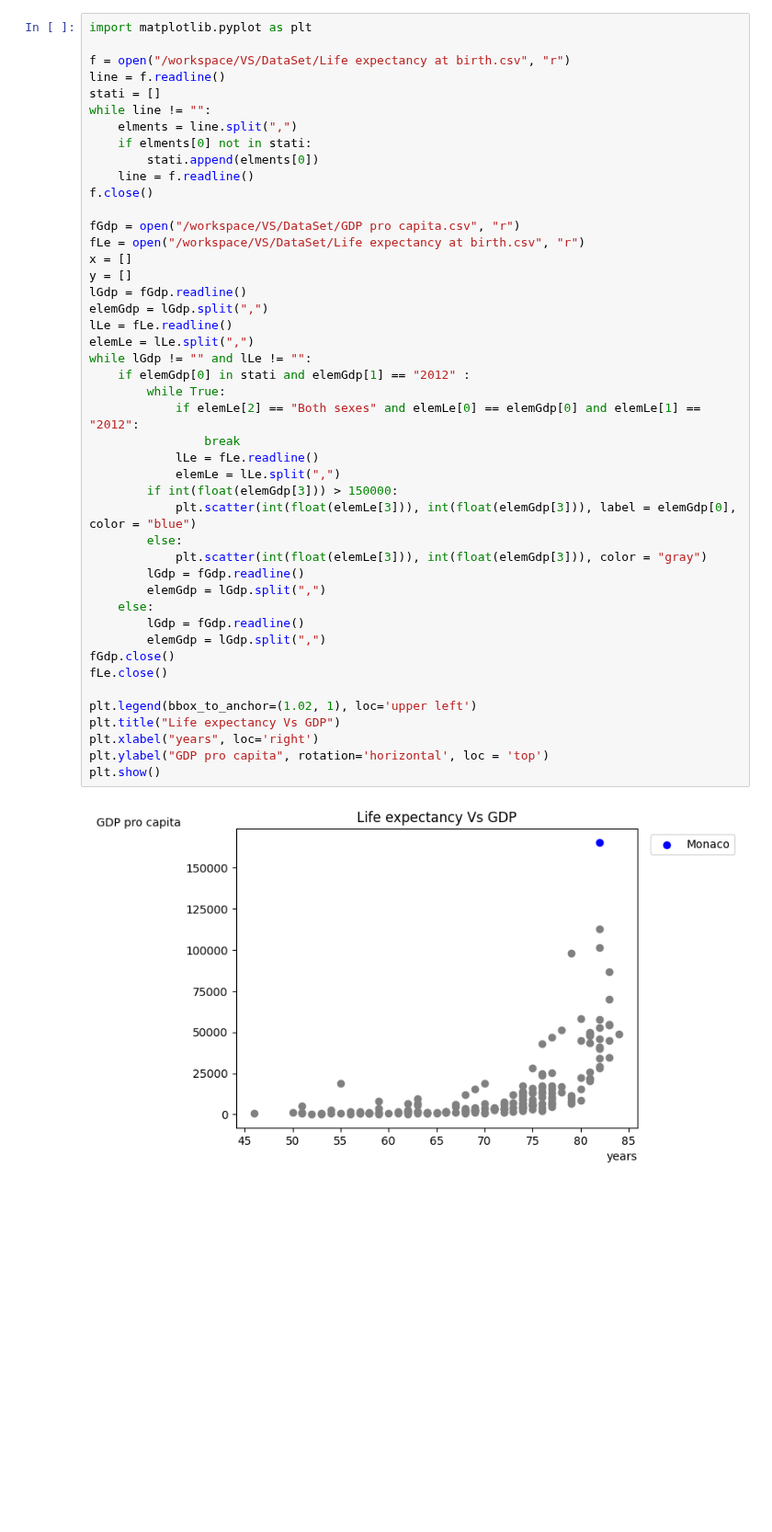
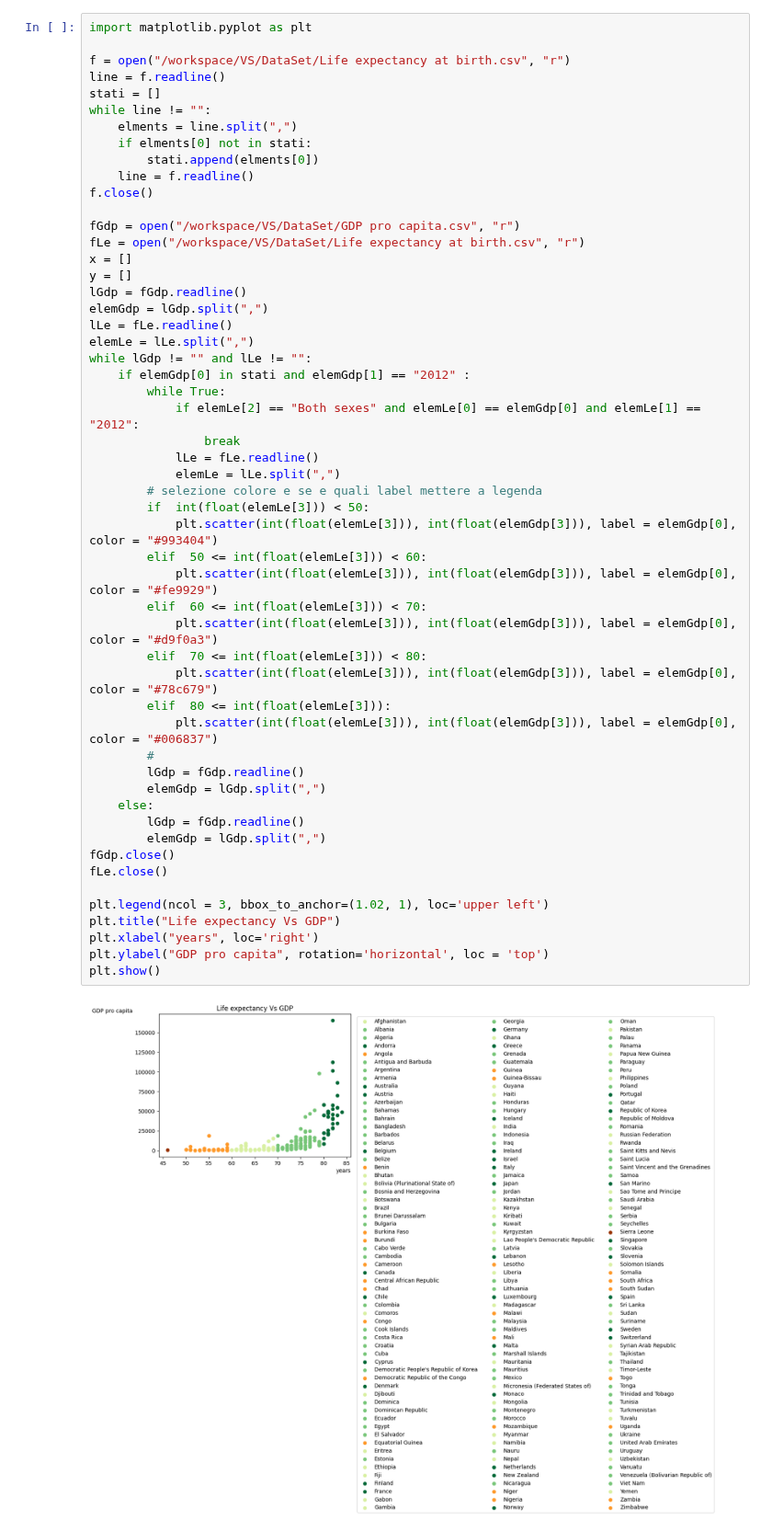
Before and after one commit to snohm/VS, a Jupyter notebook: Sorgenti/gdpVsLifeExp.ipynb, the cells around one changed output. Shown at 92% size. Saved outputs shown, nothing was run; the diff lists cells and outputs as text; blank space fills up the shorter version.

```diff
--- a/Sorgenti/gdpVsLifeExp.ipynb
+++ b/Sorgenti/gdpVsLifeExp.ipynb
@@ -12,36 +12,44 @@ while line != "":
 f.close()
 
 fGdp = open("/workspace/VS/DataSet/GDP pro capita.csv", "r")
 fLe = open("/workspace/VS/DataSet/Life expectancy at birth.csv", "r")
 x = []
 y = []
 lGdp = fGdp.readline()
 elemGdp = lGdp.split(",")
 lLe = fLe.readline()
 elemLe = lLe.split(",")
 while lGdp != "" and lLe != "":
     if elemGdp[0] in stati and elemGdp[1] == "2012" :
         while True:
             if elemLe[2] == "Both sexes" and elemLe[0] == elemGdp[0] and elemLe[1] == "2012":
                 break
             lLe = fLe.readline()
             elemLe = lLe.split(",")
-        if int(float(elemGdp[3])) > 150000:
-            plt.scatter(int(float(elemLe[3])), int(float(elemGdp[3])), label = elemGdp[0], color = "blue")
-        else:
-            plt.scatter(int(float(elemLe[3])), int(float(elemGdp[3])), color = "gray")
+        # selezione colore e se e quali label mettere a legenda
+        if  int(float(elemLe[3])) < 50:
+            plt.scatter(int(float(elemLe[3])), int(float(elemGdp[3])), label = elemGdp[0], color = "#993404")
+        elif  50 <= int(float(elemLe[3])) < 60:
+            plt.scatter(int(float(elemLe[3])), int(float(elemGdp[3])), label = elemGdp[0], color = "#fe9929")
+        elif  60 <= int(float(elemLe[3])) < 70:
+            plt.scatter(int(float(elemLe[3])), int(float(elemGdp[3])), label = elemGdp[0], color = "#d9f0a3")
+        elif  70 <= int(float(elemLe[3])) < 80:
+            plt.scatter(int(float(elemLe[3])), int(float(elemGdp[3])), label = elemGdp[0], color = "#78c679")
+        elif  80 <= int(float(elemLe[3])):
+            plt.scatter(int(float(elemLe[3])), int(float(elemGdp[3])), label = elemGdp[0], color = "#006837")
+        #
         lGdp = fGdp.readline()
         elemGdp = lGdp.split(",")
     else:
         lGdp = fGdp.readline()
         elemGdp = lGdp.split(",")
 fGdp.close()
 fLe.close()
 
-plt.legend(bbox_to_anchor=(1.02, 1), loc='upper left')
+plt.legend(ncol = 3, bbox_to_anchor=(1.02, 1), loc='upper left')
 plt.title("Life expectancy Vs GDP")
 plt.xlabel("years", loc='right')
 plt.ylabel("GDP pro capita", rotation='horizontal', loc = 'top')
 plt.show()
 # %% [output]
-[figure, old version]
+[figure, new version]
```
Also changed, not shown: 1 other file.
